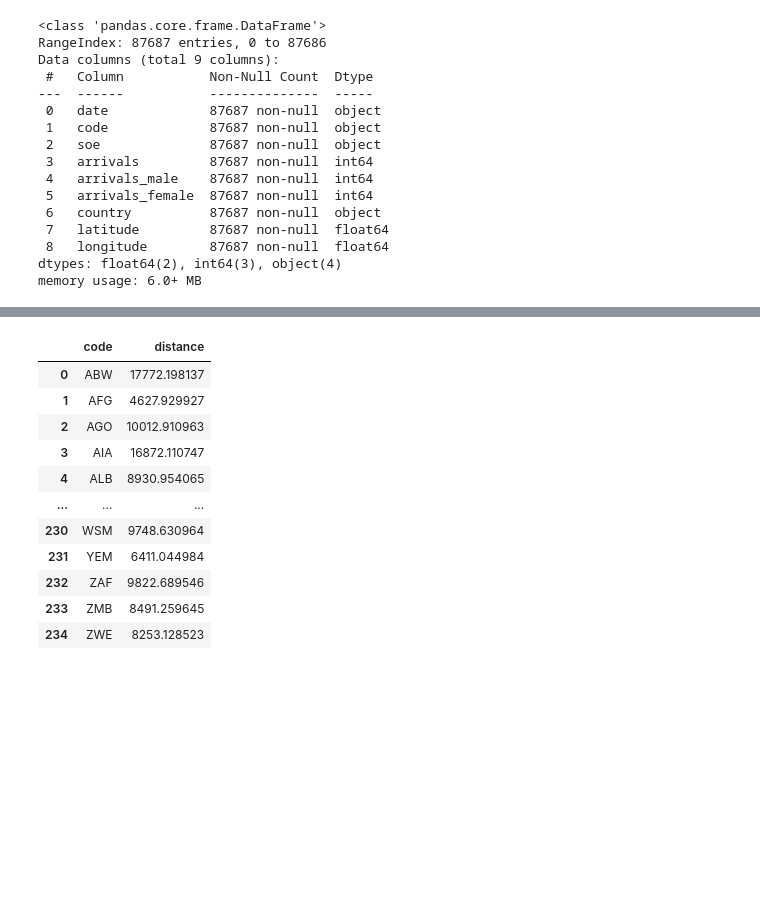
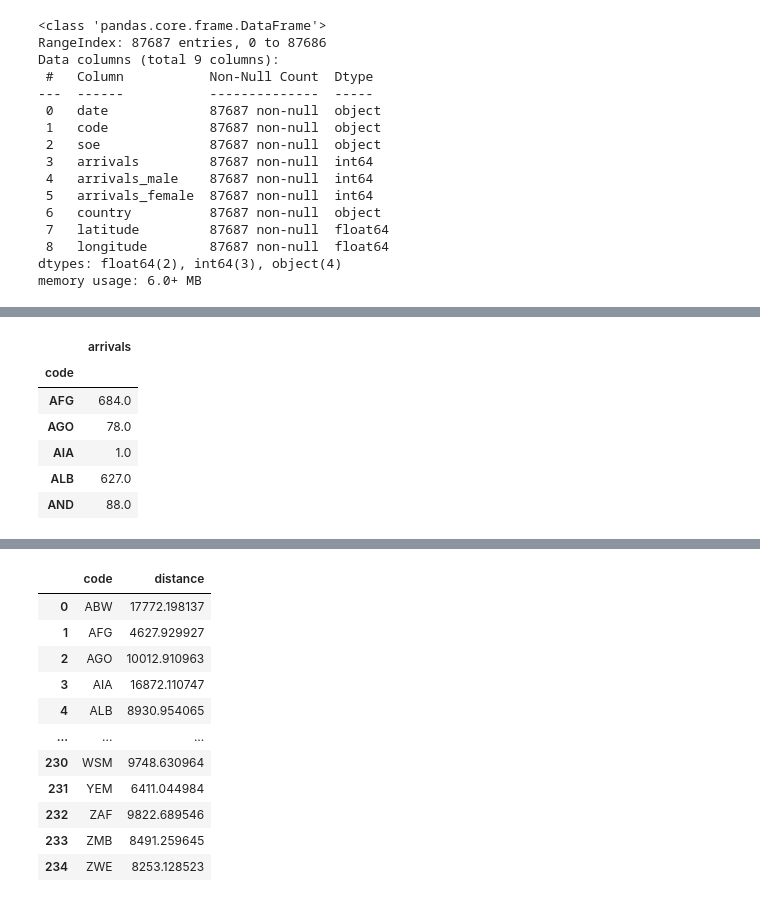
Before and after one commit to steverahardjo/viz02, a Jupyter notebook: src/dataset/proccessing.ipynb, the cells around one changed output, grey strips where cells are left out. Drawn from its saved outputs; the diff is of its cells as text; code cells hidden in the pictures; blank space fills up the shorter version.

```diff
--- a/src/dataset/proccessing.ipynb
+++ b/src/dataset/proccessing.ipynb
@@ -121,0 +136,10 @@ md.to_csv("bubbleChart_pictograph.csv")
+# %%
+summed.head()
+# %% [output]
+|  | arrivals |
+| code |  |
+| AFG | 684.0 |
+| AGO | 78.0 |
+| AIA | 1.0 |
+| ALB | 627.0 |
+| AND | 88.0 |
```
Also changed, not shown: parts of 8 cells of this notebook, 3 other files.
